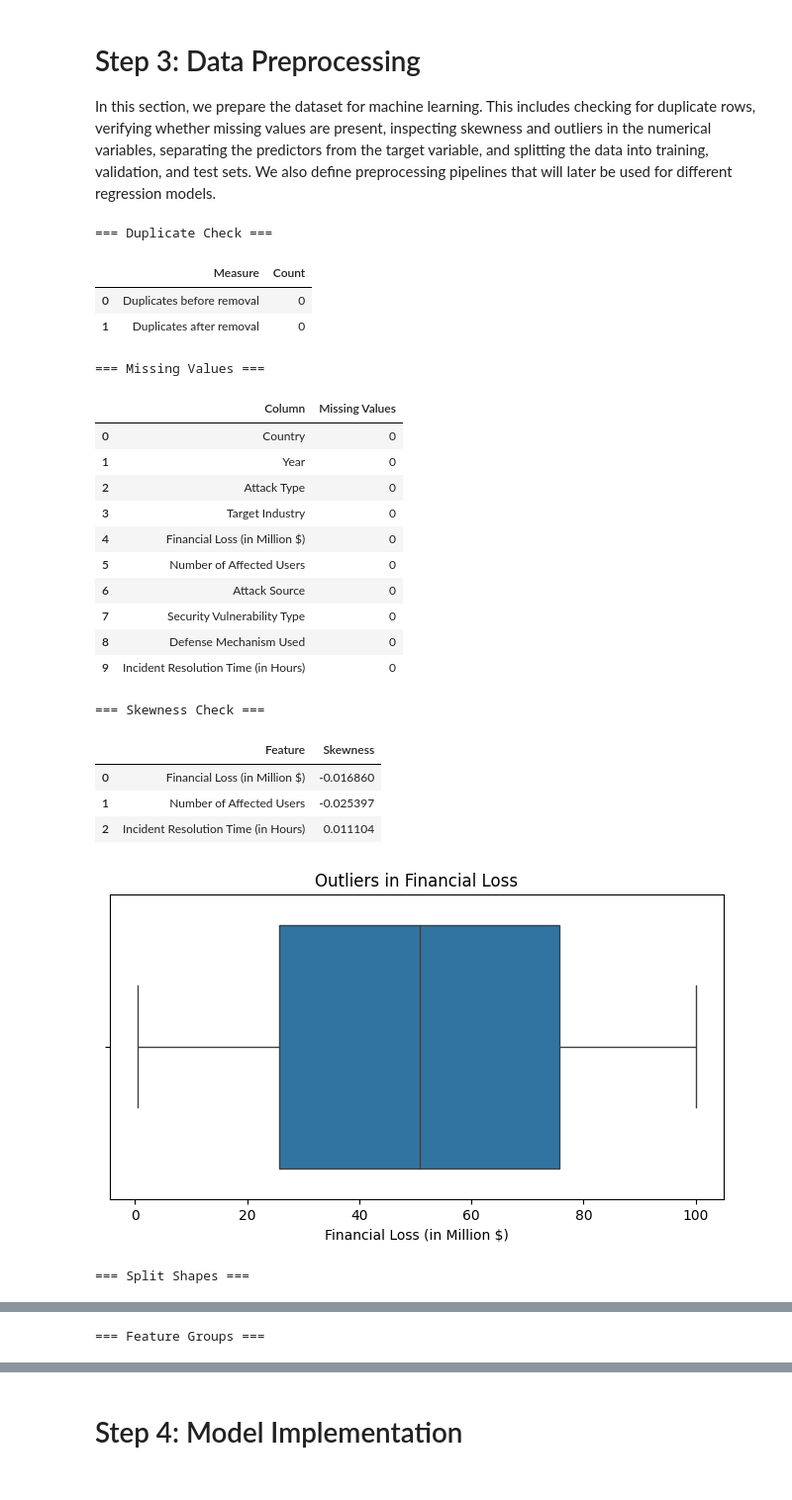
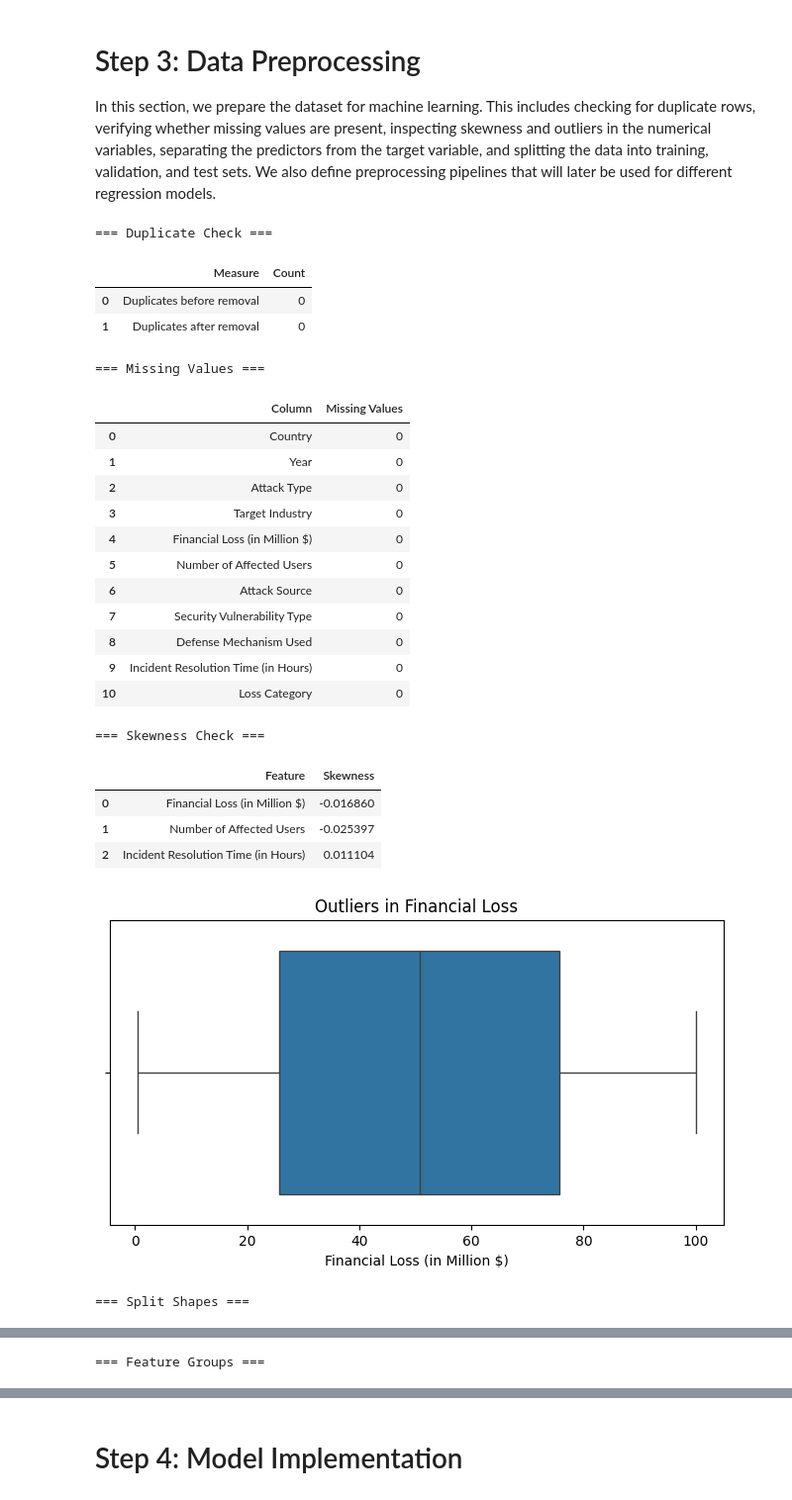
Before and after one commit to gracenev/DS300Project, a Jupyter notebook: DS300_Project.ipynb, the cells around one changed output, grey strips where cells are left out. Shown at 99% size. Cells and saved outputs as stored; diff of their text form; code cells hidden in the pictures.

Commit message:
All Models

```diff
--- a/DS300_Project.ipynb
+++ b/DS300_Project.ipynb
@@ -316,21 +373,21 @@ skewness_df = pd.DataFrame({
 })
 display(skewness_df)
 
-# Outlier inspection (visual only; do not remove yet)
+# Outlier inspection (visual only; do not remove)
 plt.figure(figsize=(8, 4))
 sns.boxplot(x=df["Financial Loss (in Million $)"])
 plt.title("Outliers in Financial Loss")
 plt.xlabel("Financial Loss (in Million $)")
 plt.show()
 
-# Drop column chosen as less useful for prediction
+# Drop column (low predictive value + high cardinality)
 df = df.drop(columns=["Country"])
 
 # Define features and target
-X = df.drop(columns=["Financial Loss (in Million $)"])
+X = df.drop(columns=["Financial Loss (in Million $)", "Loss Category"], errors="ignore")
 y = df["Financial Loss (in Million $)"]
 
-# Train / Validation / Test split
+# Train / Validation / Test split (70 / 15 / 15)
 X_train, X_temp, y_train, y_temp = train_test_split(
     X, y, test_size=0.30, random_state=42
 )
@@ -347,7 +404,7 @@ split_summary = pd.DataFrame({
 })
 display(split_summary)
 
-# Separate feature types
+# Feature groups
 numeric_features = [
     "Year",
     "Number of Affected Users",
@@ -369,7 +426,7 @@ feature_groups_df = pd.DataFrame({
 })
 display(feature_groups_df)
 
-# Preprocessor for models that benefit from scaling
+# Preprocessing pipelines
 preprocess_scaled = ColumnTransformer(
     transformers=[
         ("num", StandardScaler(), numeric_features),
@@ -377,34 +434,34 @@ preprocess_scaled = ColumnTransformer(
     ]
 )
 
-# Preprocessor for tree-based models (scaling not necessary)
 preprocess_unscaled = ColumnTransformer(
     transformers=[
         ("num", "passthrough", numeric_features),
         ("cat", OneHotEncoder(drop="first", handle_unknown="ignore"), categorical_features)
     ]
 )
 
 print("Preprocessing pipelines created successfully.")
 print("- preprocess_scaled: for Linear Regression and KNN")
 print("- preprocess_unscaled: for Decision Tree and Random Forest")
 # %% [output]
 === Duplicate Check ===
 |  | Measure | Count |
 | 0 | Duplicates before removal | 0 |
 | 1 | Duplicates after removal | 0 |
 === Missing Values ===
 |  | Column | Missing Values |
 | 0 | Country | 0 |
 | 1 | Year | 0 |
 | 2 | Attack Type | 0 |
 | 3 | Target Industry | 0 |
 | 4 | Financial Loss (in Million $) | 0 |
 | 5 | Number of Affected Users | 0 |
 | 6 | Attack Source | 0 |
 | 7 | Security Vulnerability Type | 0 |
 | 8 | Defense Mechanism Used | 0 |
 | 9 | Incident Resolution Time (in Hours) | 0 |
+| 10 | Loss Category | 0 |
 === Skewness Check ===
 |  | Feature | Skewness |
 | 0 | Financial Loss (in Million $) | -0.016860 |
```
Also changed, not shown: parts of 24 cells of this notebook.
